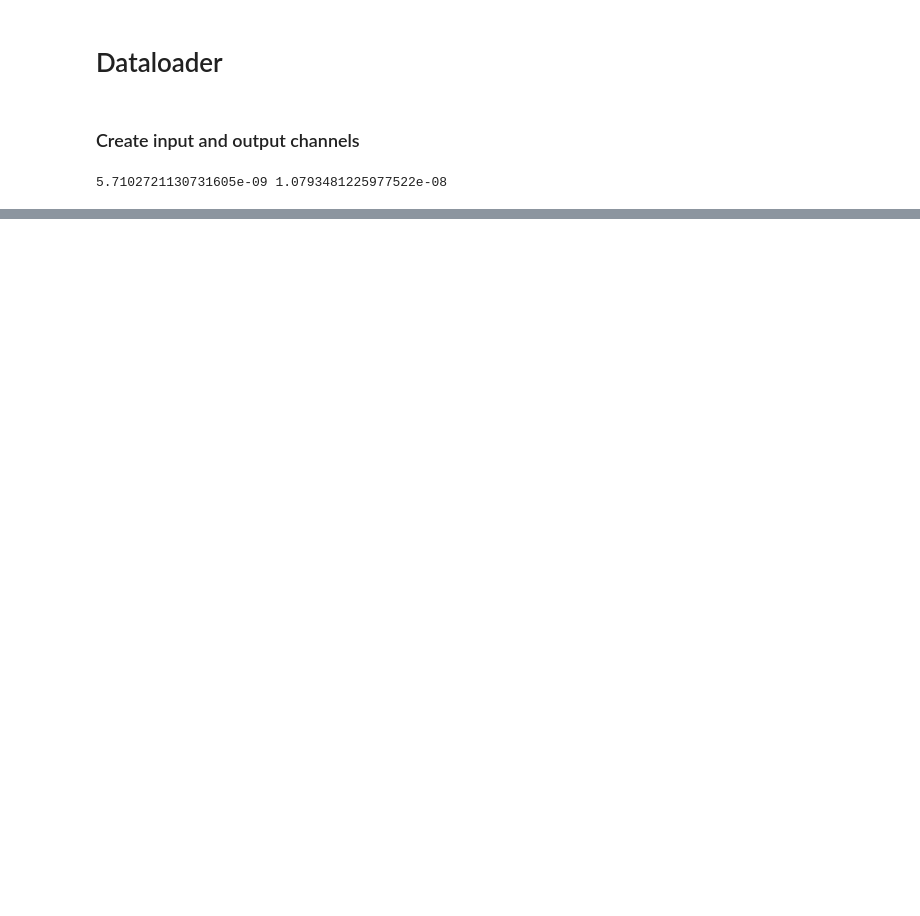
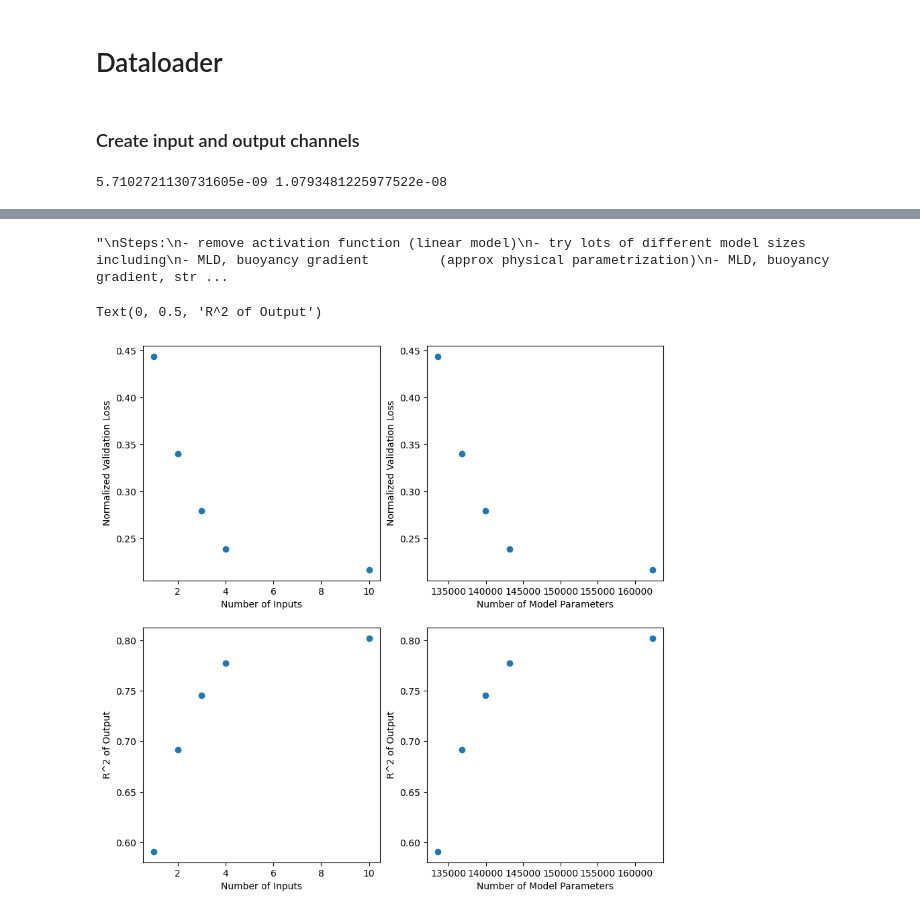
Before and after one commit to andrewfagerheim/ML_project, a Jupyter notebook: diagnostics.ipynb, the cells around one changed output, grey strips where cells are left out. Drawn from its saved outputs; the diff is of its cells as text; code cells hidden in the pictures; blank space fills up the shorter version.

```diff
--- a/diagnostics.ipynb
+++ b/diagnostics.ipynb
@@ -169,9 +192,37 @@ Steps:
 - MLD, buoyancy gradient         (approx physical parametrization)
 - MLD, buoyancy gradient, strain (new physical parametrization)
 - all 10                         (Abigail's)
+'''
+# %% [output]
+"\nSteps:\n- remove activation function (linear model)\n- try lots of different model sizes including\n- MLD, buoyancy gradient         (approx physical parametrization)\n- MLD, buoyancy gradient, str ...
 # %%
-#           strain,vort  ,gradB ,HML   ,all
-inputs   = [1     ,2     ,3     ,4     ,10    ]
-params   = [133569,136769,139969,143169,162369]
-val_loss = [0.444 ,0.3401,0.2793,0.2386,0.2168]
-R2       = [      ,]
+#           strain,            vort,              gradB,             HML,               all
+inputs   = [1,                 2,                 3,                 4,                 5,      10]
+params   = [133569,            136769,            139969,            143169,            146369, 162369]
+val_loss = [0.444,             0.3401,            0.2793,            0.2386,                    0.2168]
+R2       = [0.5908794654028666,0.6918705796070654,0.7451433946391257,0.7771921189981443,0.8021389444571392]
+# %%
+plt.figure(figsize=(10,10))
+
+plt.subplot(2,2,1)
+plt.scatter(inputs,val_loss)
+plt.xlabel('Number of Inputs')
+plt.ylabel('Normalized Validation Loss')
+
+plt.subplot(2,2,2)
+plt.scatter(params,val_loss)
+plt.xlabel('Number of Model Parameters')
+plt.ylabel('Normalized Validation Loss')
+
+plt.subplot(2,2,3)
+plt.scatter(inputs,R2)
+plt.xlabel('Number of Inputs')
+plt.ylabel('R^2 of Output')
+
+plt.subplot(2,2,4)
+plt.scatter(params,R2)
+plt.xlabel('Number of Model Parameters')
+plt.ylabel('R^2 of Output')
+# %% [output]
+Text(0, 0.5, 'R^2 of Output')
+[figure, added]
```
Also changed, not shown: parts of 12 cells of this notebook.
